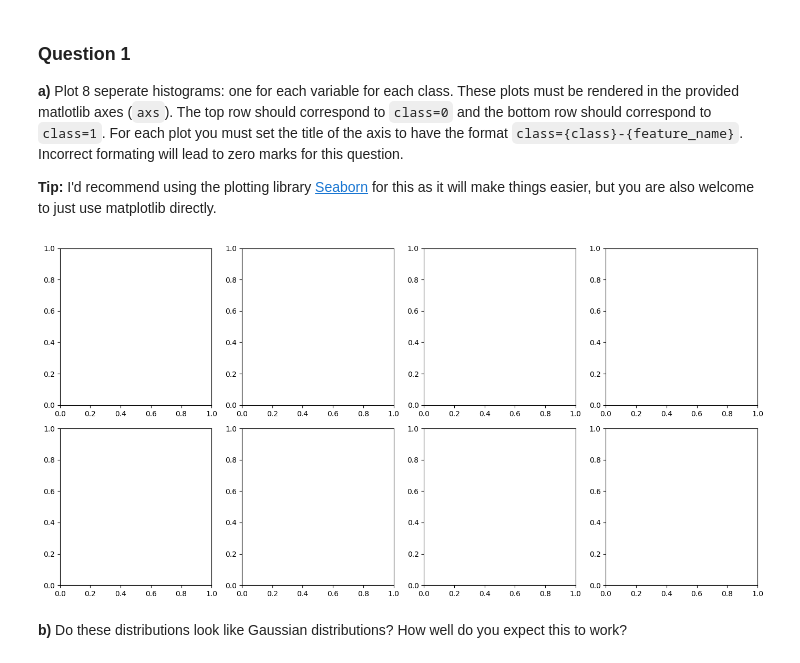
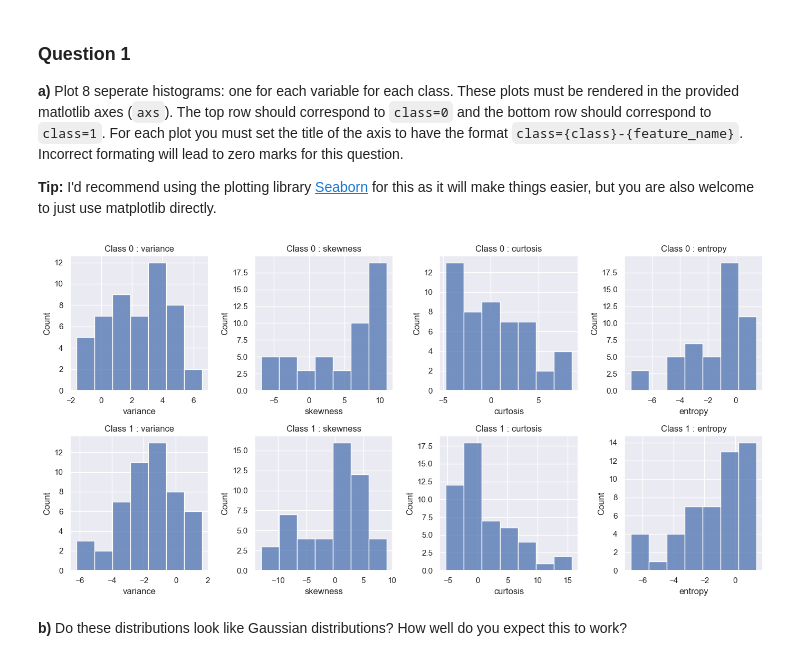
Before and after one commit to DevHackerGamer/Projects, a Jupyter notebook: ML Lab 1.2 - Naive Bayes Pt 2.ipynb, the cells around one changed output. Drawn from its saved outputs; the diff is of its cells as text; code cells hidden in the pictures.

```diff
--- a/ML Lab 1.2 - Naive Bayes Pt 2.ipynb
+++ b/ML Lab 1.2 - Naive Bayes Pt 2.ipynb
@@ -322,16 +322,27 @@ Plot 8 seperate histograms: one for each variable for each class. These plots mu
 # %%
 # If using seaborn uncomment the below and run
 # !pip install seaborn
-# import seaborn as sns
-# sns.set()
+import seaborn as sns
+sns.set()
 # %%
 fig, axs = plt.subplots(2, 4, figsize=(14, 7)) # Don't remove
 
-# TODO
+# List of feature names
+features = ["variance", "skewness", "curtosis", "entropy"]
+
+# Loop over class labels (0 and 1)
+for i, cls in enumerate(sorted(bank_df["class"].unique())):
+    for j, feature in enumerate(features):
+        sns.histplot(
+            bank_df[bank_df["class"] == cls][feature],
+            ax=axs[i, j]  # Use axs[i, j] for subplot``
+        )
+        axs[i, j].set_title(f"Class {cls} : {feature}")
 
 fig.tight_layout()  # Don't remove
+plt.show()
 # %% [output]
-[figure, old version]
+[figure, new version]
 # %% [markdown]
 **b)** Do these distributions look like Gaussian distributions? How well do you expect this to work?
 # %% [markdown]
```
Also changed, not shown: parts of 14 cells of this notebook, 7 other files.
